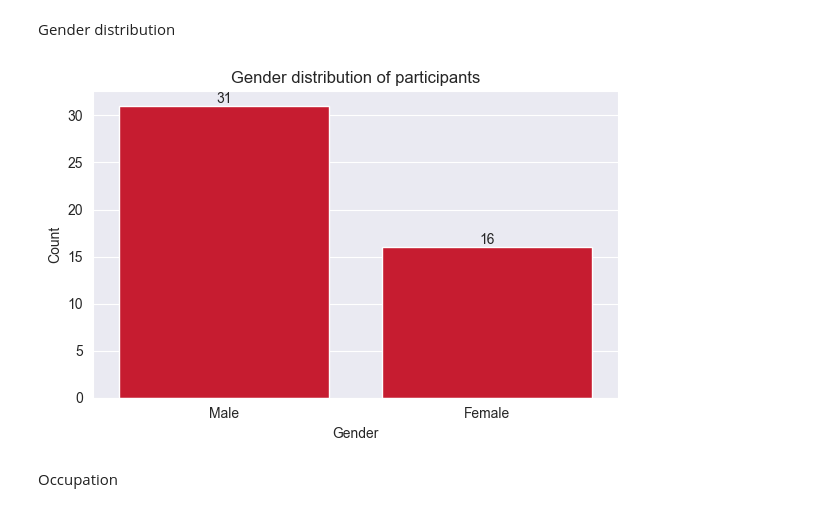
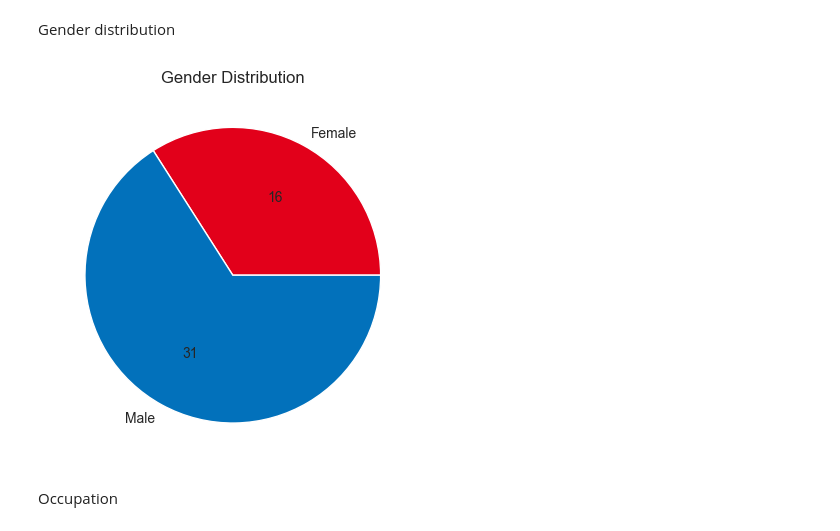
Before and after one commit to pinkstegosaurus99/plot_visualization, a Jupyter notebook: plotting.ipynb, the cells around one changed output. Drawn from its saved outputs; the diff is of its cells as text; code cells hidden in the pictures.

Commit message:
diagram adjustments

```diff
--- a/plotting.ipynb
+++ b/plotting.ipynb
@@ -33,7 +33,8 @@ annotations_data = annotations_data[
     .isin(["47", "52", "72"])
 ]
 
-colours = ["#e2001a", "#0271bb", "#3b515b"]
+colours = ["#e2001a", "#0271bb", "#3b515b", "#ff7e8dff", "#7fccff", "#a7b3b9", "#FFFFFF"]
+blue_colours = ["#0271bb", "#1b7fc1", "#4d9bcf", "#67a9d6", "#80b8dd", "#99c6e3", "#b3d4ea", "#cce2f1", "#e5f0f8", "#ffffff"]
 uhhpalette = sns.set_palette(sns.color_palette(colours))
 sns.set_style("darkgrid")
 # plt.figure(figsize=(8, 4))
@@ -475,20 +701,27 @@ plt.show()
 # %% [markdown]
 Gender distribution
 # %%
-gender_counts = gender_data.value_counts(dropna=False)
-plt.figure(figsize=(6, 4))
-ax = sns.barplot(x=gender_counts.index, y=gender_counts.values, palette=uhhpalette)
-ax.set_title('Gender distribution of participants')
-ax.set_xlabel('Gender')
-ax.set_ylabel('Count')
-for p in ax.patches:
-    ax.annotate(int(p.get_height()), (p.get_x() + p.get_width() / 2., p.get_height()), ha='center', va='bottom')
+counts = Counter(gender_data)
 
-plt.tight_layout()
-plt.savefig('images/gender_distribution.png', dpi=150)
+labels = list(counts.keys())
+sizes = list(counts.values())
+
+def autopct_format(values):
+    def my_format(pct):
+        total = sum(values)
+        val = int(round(pct*total/100.0))
+        return '{v:d}'.format(v=val)
+    return my_format
+
+
+pie_plot = plt.pie(sizes, labels=labels, colors=colours, autopct=autopct_format(sizes))
+plt.title("Gender Distribution")
+
+output_path = "images/gender_distribution.png"
+plt.savefig(output_path, dpi=150)
 plt.show()
 # %% [output]
-[figure, old version]
+[figure, new version]
 # %% [markdown]
 Occupation
 # %%
```
Also changed, not shown: parts of 28 cells of this notebook.
